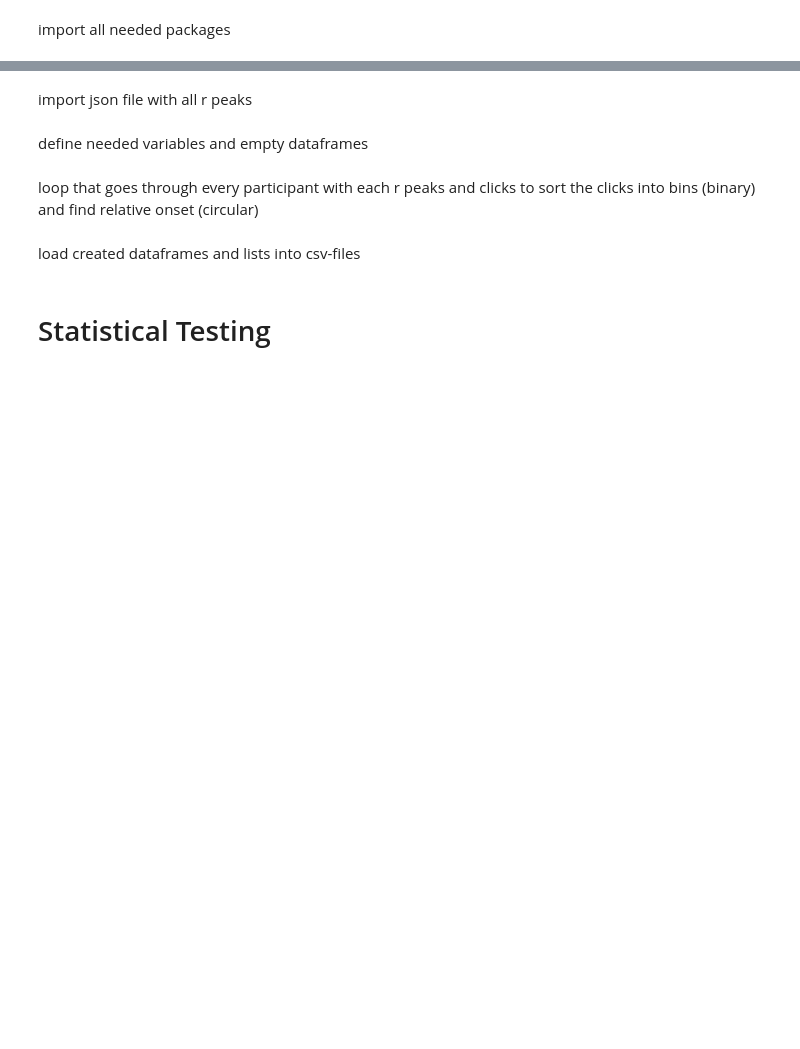
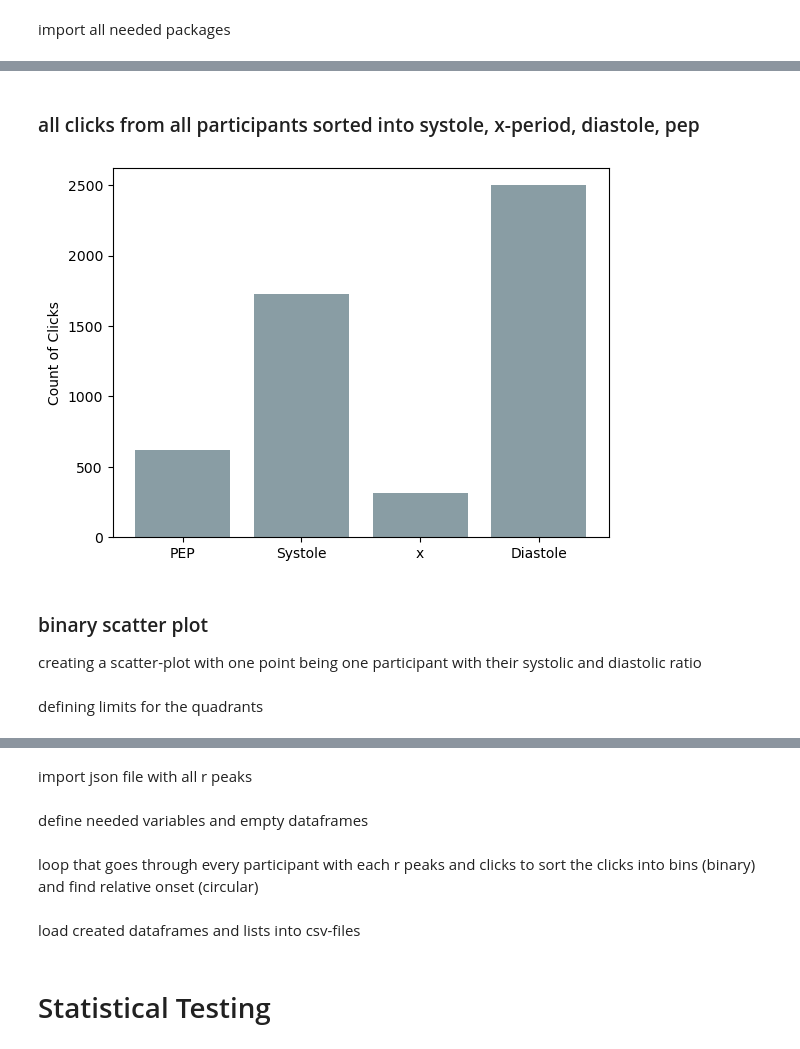
Before and after one commit to emiliahildebrandt/kunzendorf_fork-input, a Jupyter notebook: jupyter.ipynb, the cells around one changed output, grey strips where cells are left out. Saved outputs shown, nothing was run; the diff lists cells and outputs as text; code cells hidden in the pictures; blank space fills up the shorter version.

```diff
--- a/jupyter.ipynb
+++ b/jupyter.ipynb
@@ -2,0 +30,7 @@ import all needed packages
+# %%
+needed_rows = 0
+count = 0
+allclicks = pd.DataFrame()
+cardiac = pd.DataFrame()
+allincs = pd.DataFrame()
+rtend_df = pd.DataFrame()
@@ -2,0 +253,16 @@ import all needed packages
+# %% [markdown]
+### all clicks from all participants sorted into systole, x-period, diastole, pep
+# %%
+fig, ax = plt.subplots()
+ax.bar(["PEP","Systole", "x", "Diastole"],[spec_clicks.pep.sum(), spec_clicks.sys.sum(), spec_clicks.x.sum(), spec_clicks.dias.sum()], color = "#899DA4")
+plt.ylabel("Count of Clicks")
+#plt.title("Distribution of 120 Clicks within the Cardiac Cycle")
+plt.savefig("plots/distribution of clicks 4.png", dpi=350)
+plt.show()
+# %% [output]
+[figure, added]
+# %% [markdown]
+### binary scatter plot <br>
+creating a scatter-plot with one point being one participant with their systolic and diastolic ratio
+# %% [markdown]
+defining limits for the quadrants
```
Also changed, not shown: parts of 58 cells of this notebook.
